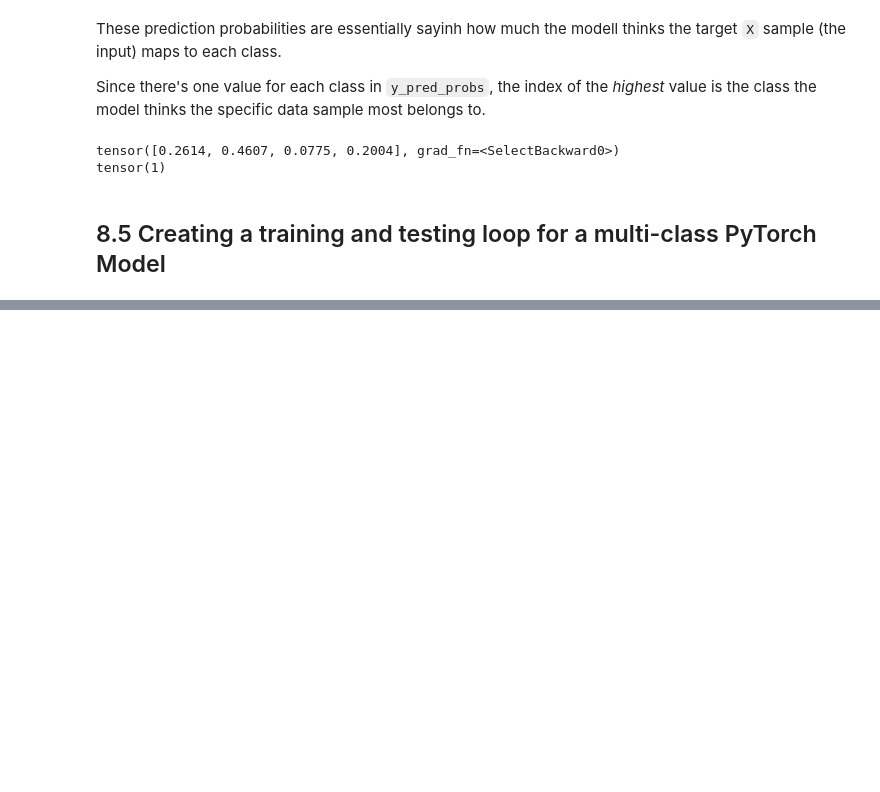
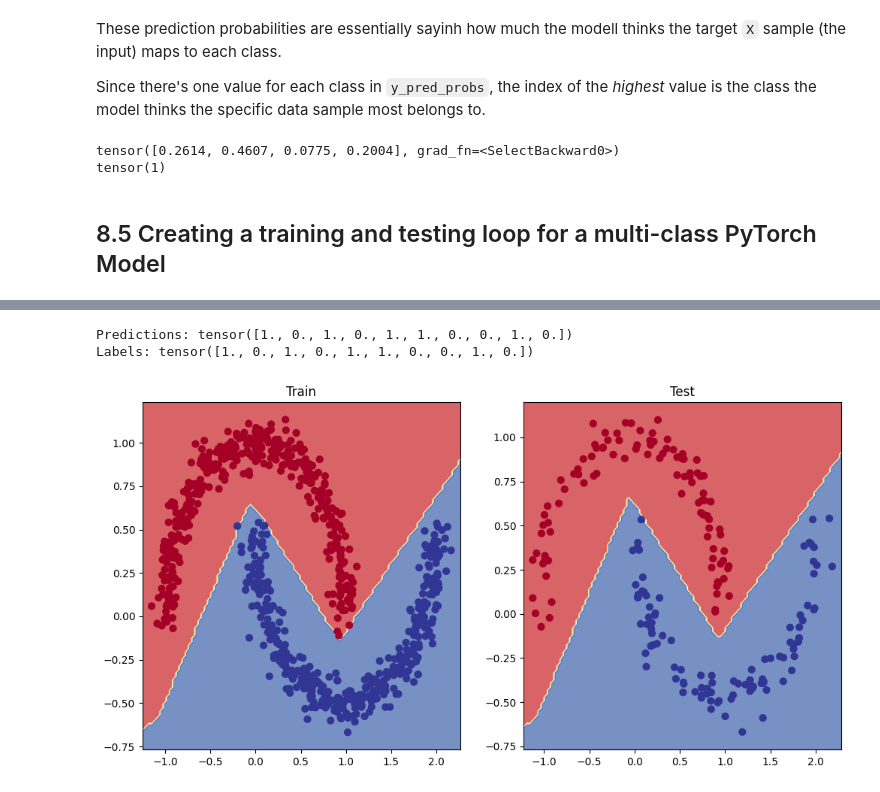
Before and after one commit to SiddheshDaphane/Deep_Learning_With_PyTorch, a Jupyter notebook: 02_PyTorch_Neural_Network_Classification.ipynb, the cells around one changed output, grey strips where cells are left out. Drawn from its saved outputs; the diff is of its cells as text; code cells hidden in the pictures; blank space fills up the shorter version.

```diff
--- a/02_PyTorch_Neural_Network_Classification.ipynb
+++ b/02_PyTorch_Neural_Network_Classification.ipynb
@@ -1291,0 +1506,9 @@ tensor(1)
+# %%
+# Split the data into train and test sets
+from sklearn.model_selection import train_test_split
+
+X_train, X_test, y_train, y_test = train_test_split(X,y,
+                                                    test_size = 0.2,
+                                                    random_state= RANDOM_SEED)
+
+len(X_train), len(X_test), len(y_train), len(y_test)
@@ -1291,0 +1577,7 @@ tensor(1)
+# %%
+# setup loss function
+loss_fn = nn.BCEWithLogitsLoss() # sigmoid layer built in
+
+# optimizer
+optimizer = torch.optim.SGD(params = model_5.parameters(),
+                            lr = 0.1)
@@ -1291,0 +1586,12 @@ tensor(1)
+# %%
+# logits (raw output of model())
+y_logits = model_5(X_train.to(device)).squeeze()
+print(f"logist: {y_logits[:10]}")
+
+# Prediction probabilities
+y_pred_prob = torch.sigmoid(y_logits.to(device)).squeeze()
+print(f"Prediction Probabilities : {y_pred_prob[:10]}")
+
+# Prediction Labels
+y_pred = torch.round(y_pred_prob.to(device)).squeeze()
+print(f"Prediction labels: {y_pred[:10]}")
@@ -1291,0 +1604,4 @@ tensor(1)
+# %%
+# Calculate accuracy
+acc_fn = Accuracy(task="multiclass", num_classes=2).to(device)
+acc_fn
@@ -1291,0 +1690,23 @@ tensor(1)
+# %%
+# Turn logits in predition probablities
+y_pred_probs = torch.sigmoid(y_logits).squeeze()
+
+# Turn prediction probabilities into prediction labels
+y_preds = torch.round(y_pred_probs)
+
+print(f"Predictions: {y_preds[:10]}\nLabels: {y_test[:10]}")
+# %% [output]
+Predictions: tensor([1., 0., 1., 0., 1., 1., 0., 0., 1., 0.])
+Labels: tensor([1., 0., 1., 0., 1., 1., 0., 0., 1., 0.])
+# %%
+import matplotlib.pyplot as plt
+
+plt.figure(figsize=(12,6))
+plt.subplot(1,2,1)
+plt.title("Train")
+plot_decision_boundary(model_5, X_train, y_train)
+plt.subplot(1,2,2)
+plt.title("Test")
+plot_decision_boundary(model_5, X_test, y_test)
+# %% [output]
+[figure, added]
```
Also changed, not shown: parts of 27 cells of this notebook.
